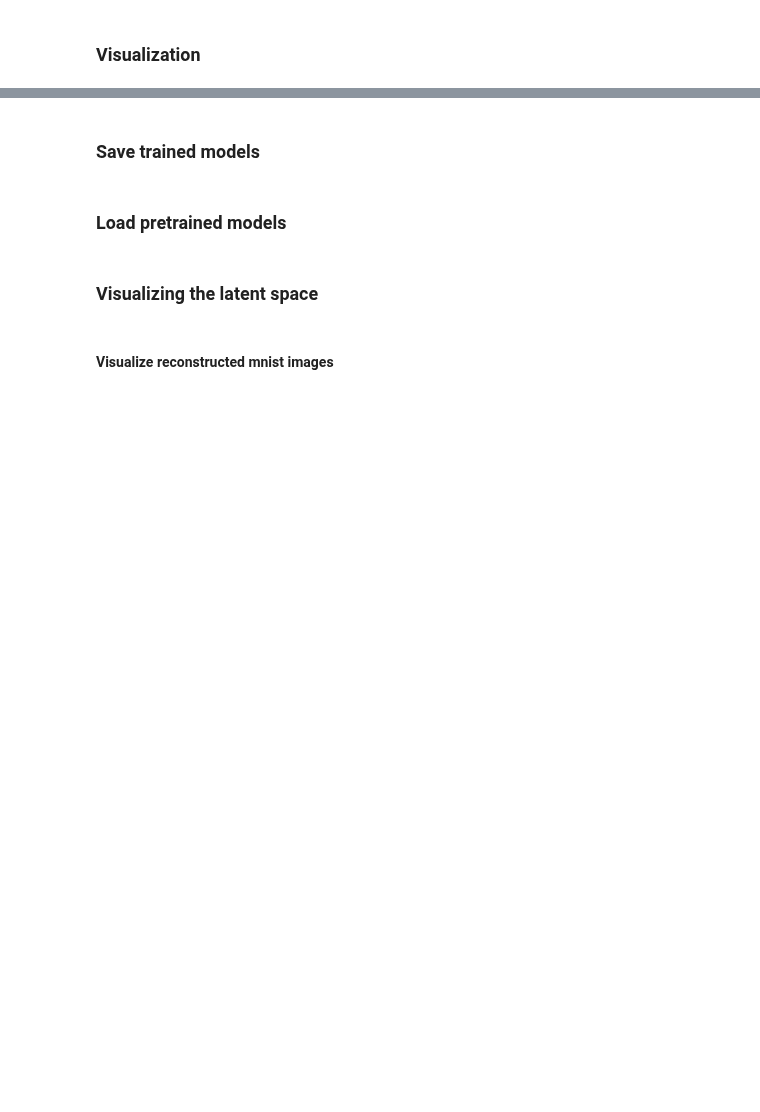
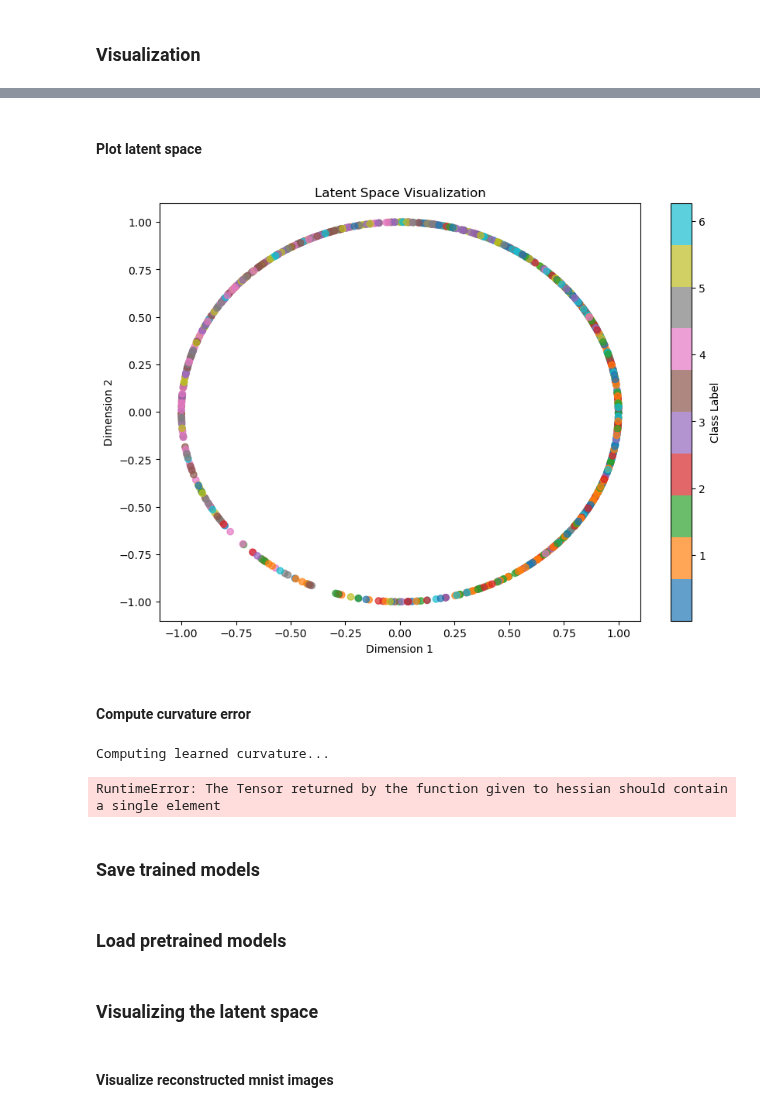
Before and after one commit to graeps/TopoGeoAEs, a Jupyter notebook: experiments/vm_toroidal_vae.ipynb, the cells around one changed output, grey strips where cells are left out. Cells and saved outputs as stored; diff of their text form; code cells hidden in the pictures; blank space fills up the shorter version.

```diff
--- a/experiments/vm_toroidal_vae.ipynb
+++ b/experiments/vm_toroidal_vae.ipynb
@@ -113,3 +114,25 @@ utils.show_training_history(toroidal_history)
+# %% [markdown]
+#### Plot latent space
+# %%
+utils.plot_euclidean_latent_space(toroidal_model, test_loader, n_samples=10000)
+# %% [output]
+[figure, added]
+# %% [markdown]
+#### Compute curvature error
+# %%
+all_data = []
+all_labels = []
+
+for data, labels in test_loader:
+    all_data.append(data)
+    all_labels.append(labels)
+
+all_data = torch.cat(all_data)
+all_labels = torch.cat(all_labels)
+utils.curvature_compute_plot(config, all_data, all_labels, toroidal_model)
+# %% [output]
+Computing learned curvature...
+RuntimeError: The Tensor returned by the function given to hessian should contain a single element
 # %% [markdown]
 ### Save trained models
 # %%
```
Also changed, not shown: parts of 11 cells of this notebook, 6 other files.
